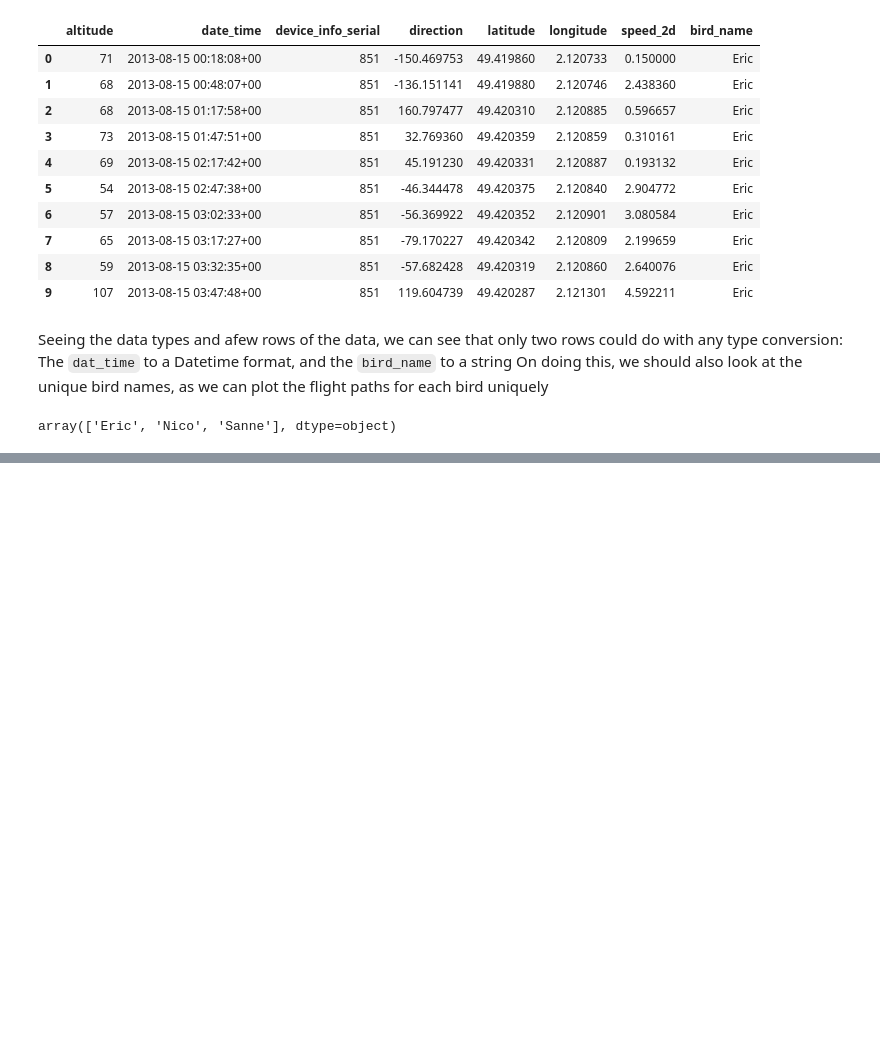
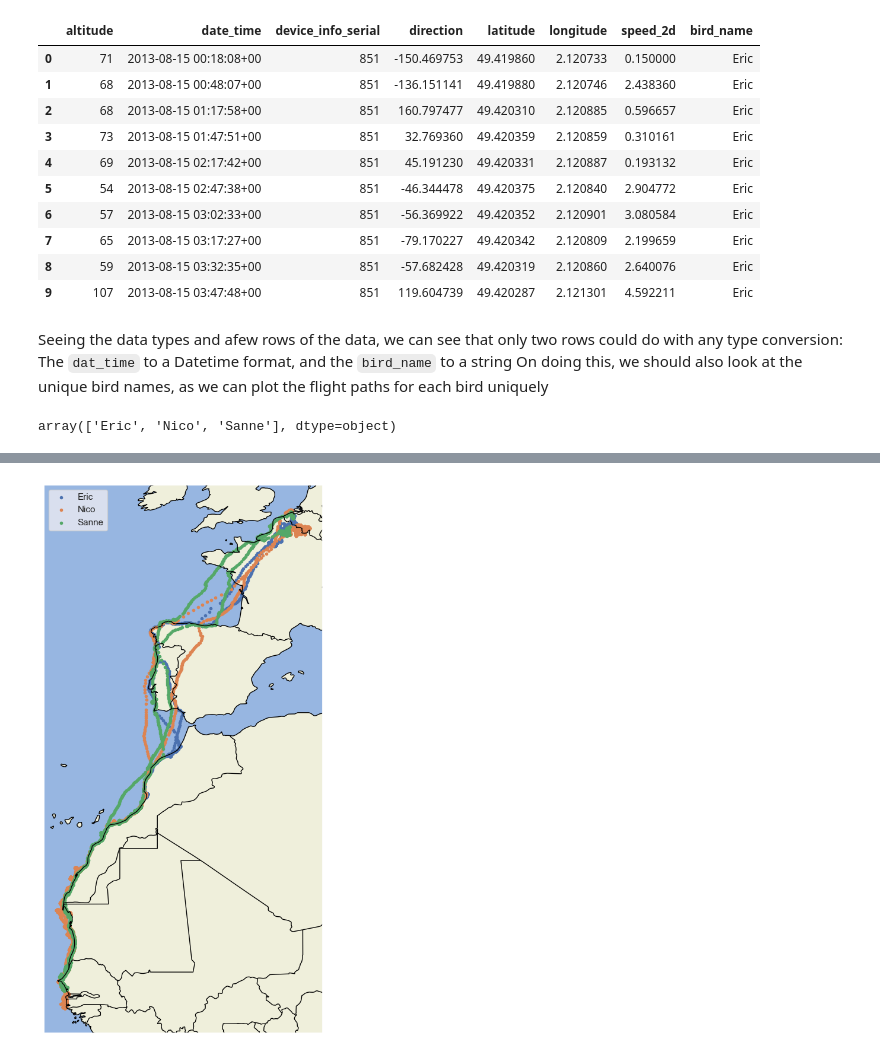
Before and after one commit to MattMacCollum/Bird-Migration, a Jupyter notebook: migration_notebook.ipynb, the cells around one changed output, grey strips where cells are left out. Cells and saved outputs as stored; diff of their text form; code cells hidden in the pictures; blank space fills up the shorter version.

```diff
--- a/migration_notebook.ipynb
+++ b/migration_notebook.ipynb
@@ -113,4 +117,22 @@ gdf
 61920 rows × 7 columns
+# %%
+proj = ccrs.Miller()
+
+plt.figure(figsize=(14,12))
+ax = plt.axes(projection=proj)
+ax.add_feature(cfreature.LAND)
+ax.add_feature(cfreature.OCEAN)
+ax.add_feature(cfreature.COASTLINE)
+ax.add_feature(cfreature.BORDERS)
+
+for name in dat['bird_name'].unique():
+    filt = dat['bird_name'] == name
+    long, lat = dat.longitude[filt], dat.latitude[filt]
+    ax.scatter(long,lat,marker='.',transform=ccrs.Geodetic(),label=name)
+plt.legend()
+plt.show()
+# %% [output]
+[figure, added]
 # %%
 tc = mpd.TrajectoryCollection(gdf, 'bird_name', t='date_time', min_length=100)
 tc = mpd.MinTimeDeltaGeneralizer(tc).generalize(tolerance=timedelta(days=0.5))
```
Also changed, not shown: parts of 9 cells of this notebook.
